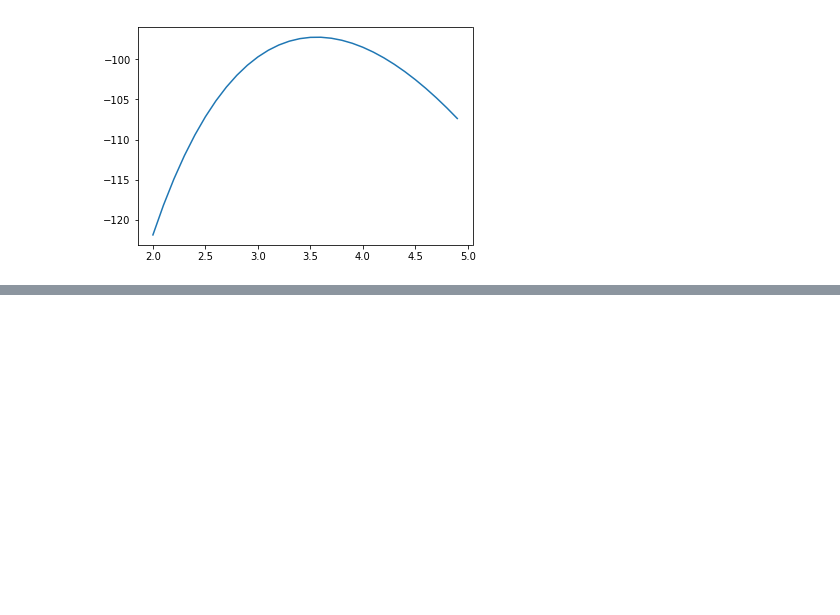
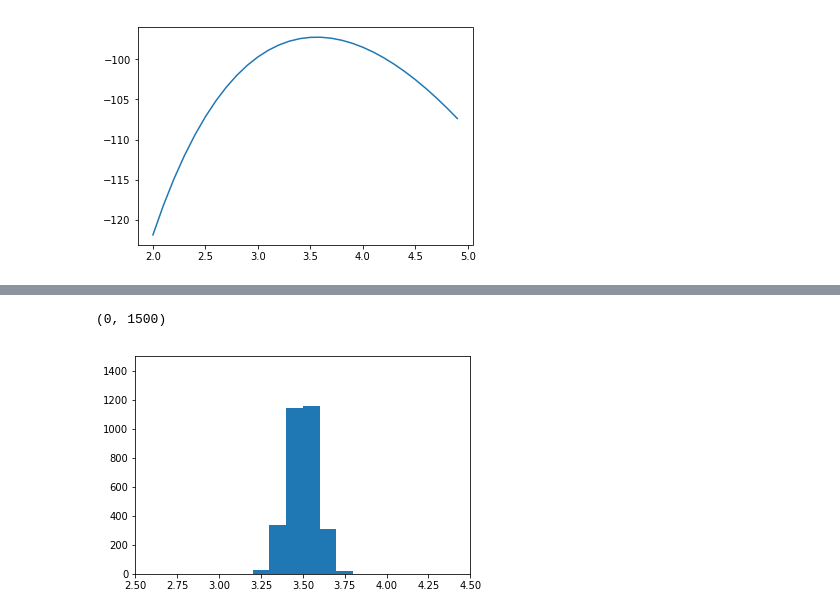
Before and after one commit to ykodama/statistical-modeling-python, a Jupyter notebook: chapter-02/chapter-02.ipynb, the cells around one changed output, grey strips where cells are left out. Drawn from its saved outputs; the diff is of its cells as text; code cells hidden in the pictures; blank space fills up the shorter version.

```diff
--- a/chapter-02/chapter-02.ipynb
+++ b/chapter-02/chapter-02.ipynb
@@ -104,0 +127,12 @@ d = pd.Series(a)
+# %%
+count = list()
+for i in range(3000):
+    a = np.random.poisson(lam=3.5,size=500)
+    count.append(a.mean())
+
+plt.hist(count,bins=np.arange(2.5,4.5,0.1))
+plt.xlim(2.5,4.5)
+plt.ylim(0,1500)
+# %% [output]
+(0, 1500)
+[figure, added]
```
Also changed, not shown: parts of 4 cells of this notebook.
